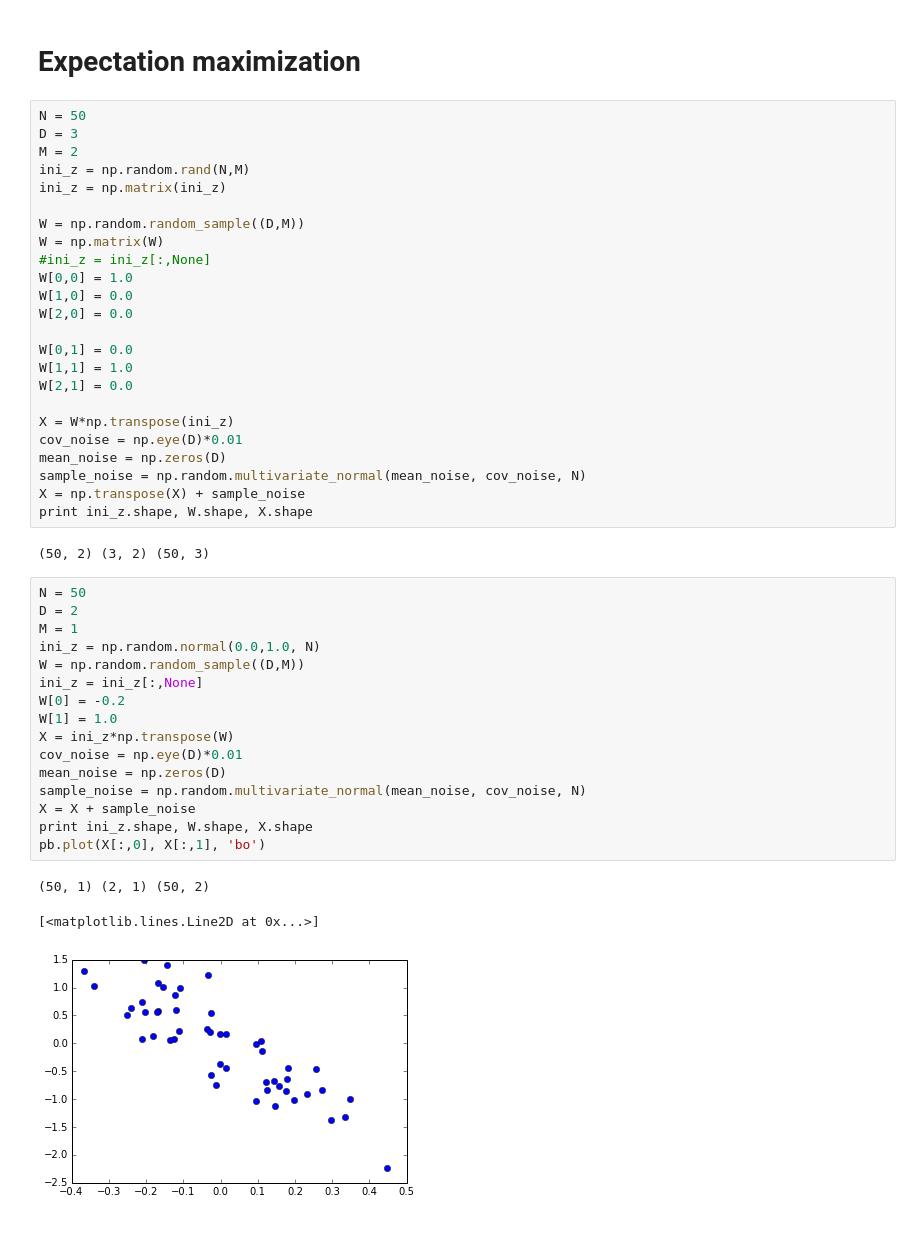
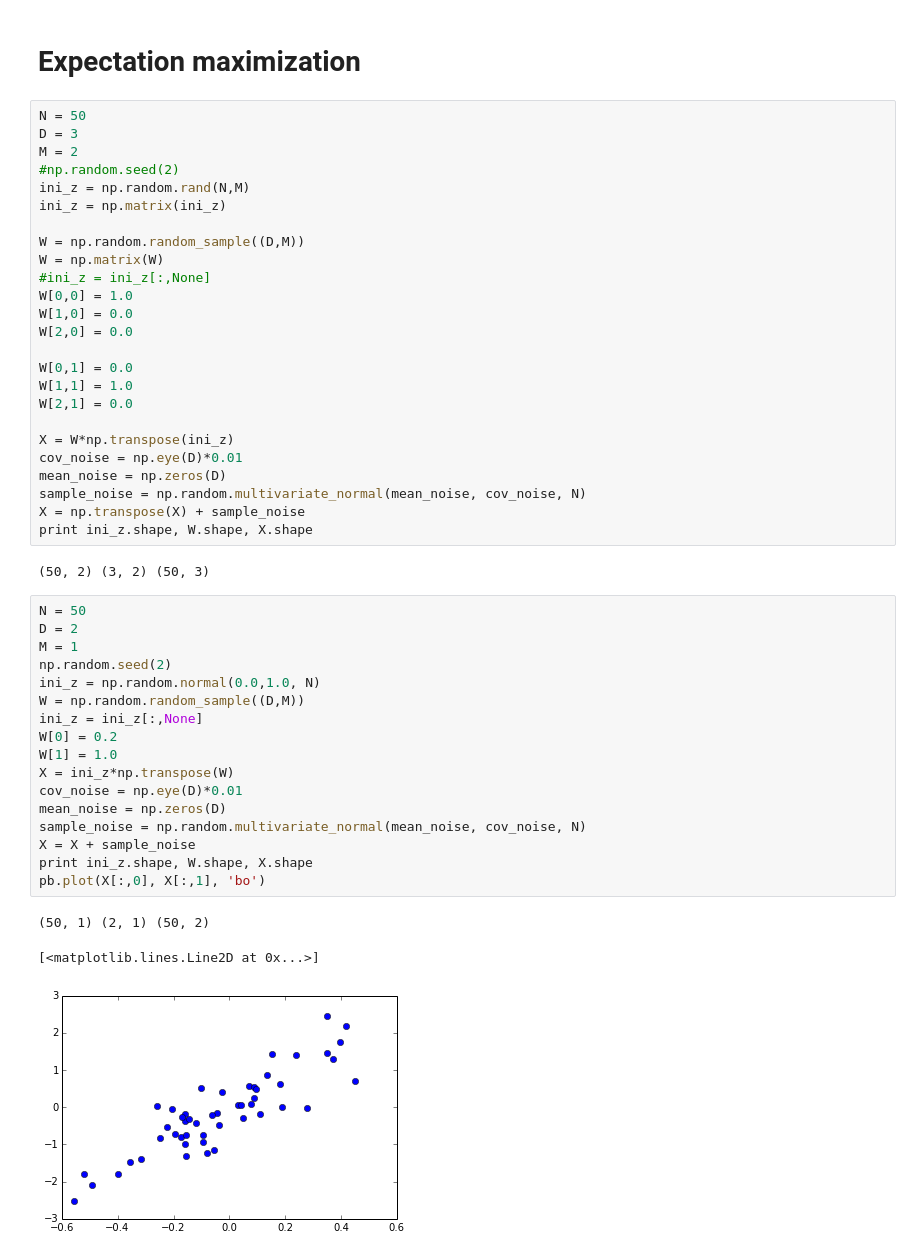
Before and after one commit to juangil/stat_inf, a Jupyter notebook: Class_6_february_expectation_max.ipynb, the cells around one changed output. Cells and saved outputs as stored; diff of their text form.

```diff
--- a/Class_6_february_expectation_max.ipynb
+++ b/Class_6_february_expectation_max.ipynb
@@ -43,6 +45,7 @@ ax.contour(mu, var, z)#, cmap=cm.coolwarm)
 N = 50
 D = 3
 M = 2
+#np.random.seed(2)
 ini_z = np.random.rand(N,M)
 ini_z = np.matrix(ini_z)
 
@@ -68,23 +71,24 @@ print ini_z.shape, W.shape, X.shape
 # %%
 N = 50
 D = 2
 M = 1
+np.random.seed(2)
 ini_z = np.random.normal(0.0,1.0, N)
 W = np.random.random_sample((D,M))
 ini_z = ini_z[:,None]
-W[0] = -0.2
+W[0] = 0.2
 W[1] = 1.0
 X = ini_z*np.transpose(W)
 cov_noise = np.eye(D)*0.01
 mean_noise = np.zeros(D)
 sample_noise = np.random.multivariate_normal(mean_noise, cov_noise, N)
 X = X + sample_noise
 print ini_z.shape, W.shape, X.shape
 pb.plot(X[:,0], X[:,1], 'bo')
 # %% [output]
 (50, 1) (2, 1) (50, 2)
 [<matplotlib.lines.Line2D at 0x...>]
-[figure, old version]
+[figure, new version]
 # %%
 Qold = 0.0
 Qnew = 1.0
```
Also changed, not shown: parts of 5 cells of this notebook.
